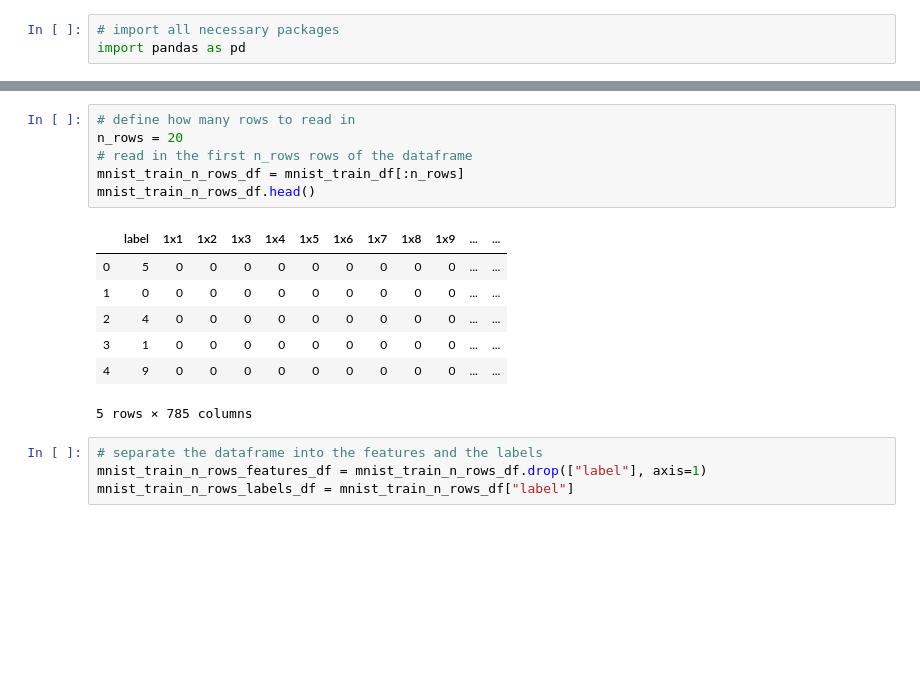
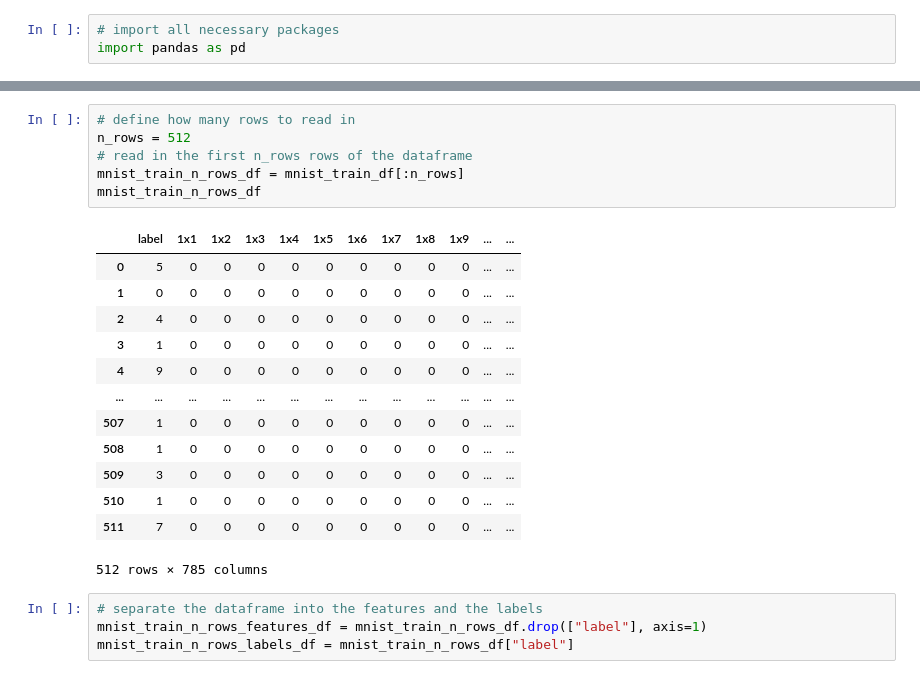
Before and after one commit to viv-eth/snitch, a Jupyter notebook: sw/applications/src/dram_preloading.ipynb, the cells around one changed output, grey strips where cells are left out. Drawn from its saved outputs; the diff is of its cells as text; blank space fills up the shorter version.

```diff
--- a/sw/applications/src/dram_preloading.ipynb
+++ b/sw/applications/src/dram_preloading.ipynb
@@ -18,17 +24,23 @@ mnist_train_df.head()
 # %%
 # define how many rows to read in
-n_rows = 20
+n_rows = 512
 # read in the first n_rows rows of the dataframe
 mnist_train_n_rows_df = mnist_train_df[:n_rows]
-mnist_train_n_rows_df.head()
+mnist_train_n_rows_df
 # %% [output]
 |  | label | 1x1 | 1x2 | 1x3 | 1x4 | 1x5 | 1x6 | 1x7 | 1x8 | 1x9 | ... | ... |
 | 0 | 5 | 0 | 0 | 0 | 0 | 0 | 0 | 0 | 0 | 0 | ... | ... |
 | 1 | 0 | 0 | 0 | 0 | 0 | 0 | 0 | 0 | 0 | 0 | ... | ... |
 | 2 | 4 | 0 | 0 | 0 | 0 | 0 | 0 | 0 | 0 | 0 | ... | ... |
 | 3 | 1 | 0 | 0 | 0 | 0 | 0 | 0 | 0 | 0 | 0 | ... | ... |
 | 4 | 9 | 0 | 0 | 0 | 0 | 0 | 0 | 0 | 0 | 0 | ... | ... |
+| ... | ... | ... | ... | ... | ... | ... | ... | ... | ... | ... | ... | ... |
+| 507 | 1 | 0 | 0 | 0 | 0 | 0 | 0 | 0 | 0 | 0 | ... | ... |
+| 508 | 1 | 0 | 0 | 0 | 0 | 0 | 0 | 0 | 0 | 0 | ... | ... |
+| 509 | 3 | 0 | 0 | 0 | 0 | 0 | 0 | 0 | 0 | 0 | ... | ... |
+| 510 | 1 | 0 | 0 | 0 | 0 | 0 | 0 | 0 | 0 | 0 | ... | ... |
+| 511 | 7 | 0 | 0 | 0 | 0 | 0 | 0 | 0 | 0 | 0 | ... | ... |
-5 rows × 785 columns
+512 rows × 785 columns
 # %%
 # separate the dataframe into the features and the labels
 mnist_train_n_rows_features_df = mnist_train_n_rows_df.drop(["label"], axis=1)
```
Also changed, not shown: parts of 9 cells of this notebook, 1 other file.
